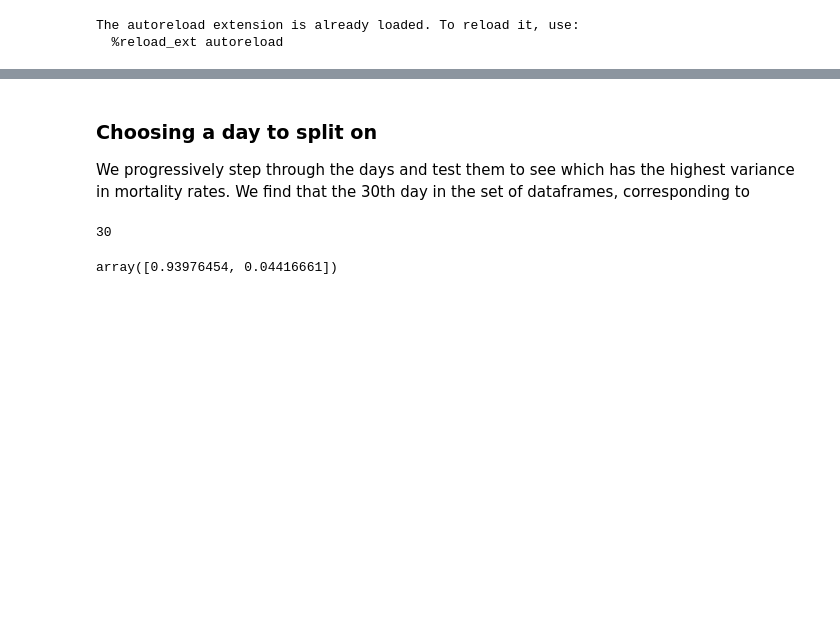
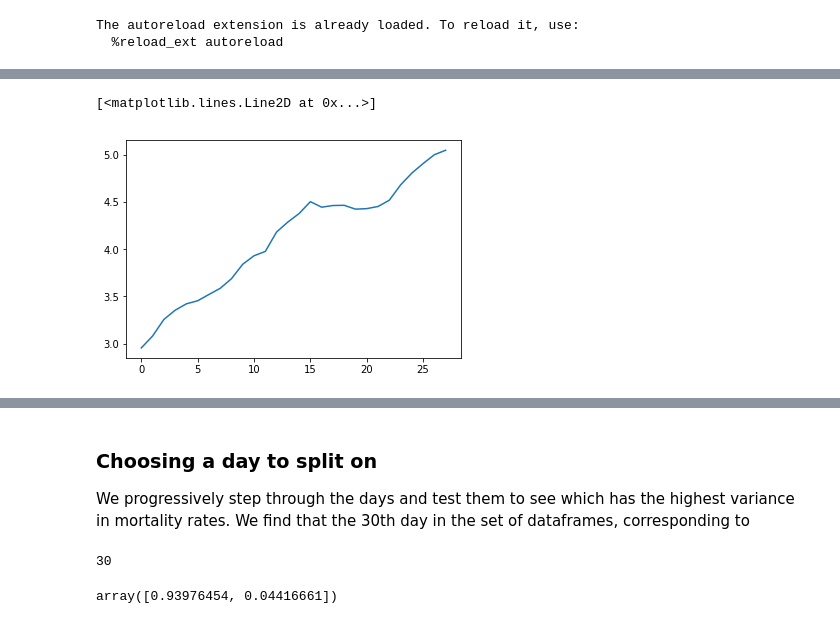
Before and after one commit to AndyFlury13/covid19-final-project, a Jupyter notebook: final_proj/directional_changes.ipynb, the cells around one changed output, grey strips where cells are left out. Cells and saved outputs as stored; diff of their text form; code cells hidden in the pictures; blank space fills up the shorter version.

```diff
--- a/final_proj/directional_changes.ipynb
+++ b/final_proj/directional_changes.ipynb
@@ -46,0 +55,38 @@ See the caveats in the documentation: http://pandas.pydata.org/pandas-docs/stabl
+# %%
+get_trait_ts = lambda terr, trait: [day_cases[day][trait][terr] for day in range(len(day_cases))]
+
+def moving_average(a, n=4, ndim=1) :
+    """
+    From https://stackoverflow.com/questions/14313510/how-to-calculate-moving-average-using-numpy
+    """
+    if ndim == 2:
+        return moving_average_2d(a, n=n)
+    ret = np.cumsum(a, dtype=float)
+    ret[n:] = ret[n:] - ret[:-n]
+    return ret[n - 1:] / n
+
+def moving_average_2d(a, n=7):
+    ret = np.cumsum(a, axis=1, dtype=float)
+    ret[:, n:] = ret[:, n:] - ret[:, :-n]
+    return ret[:, n - 1:] / n
+
+def featurize(dfs, features, n=4, target=30, day_buffer=5):
+    """
+    Given a list of column names, return a design matrix in the form a NumPy array.
+    Note: time-series features are flattened so that we don't have to deal with tensor multiplication :)
+    """
+    num_per = min((target - day_buffer), len(dfs) - n + 1)
+    design_matrix = np.zeros((50, (len(features))*num_per))
+    for i in range(len(features)):
+        for terr in range(50):
+            avged_ts = moving_average(get_trait_ts(terr, features[i]), n=n)
+            avged_ts = avged_ts[:target-day_buffer]
+            design_matrix[terr, num_per*i:num_per*(i+1)] = avged_ts
+    return design_matrix
+
+def get_targets(dfs, feature, day, n=4):
+    return np.array([moving_average(get_trait_ts(terr, feature), n=n)[day-n+1] for terr in range(50)])
+
+def preprocess(dfs, features, n=4, day_buffer=5):
+    design_matrix = featurize(dfs, features, n=n, day_buffer=day_buffer)
+    return design_matrix
@@ -46,0 +128,5 @@ See the caveats in the documentation: http://pandas.pydata.org/pandas-docs/stabl
+# %%
+plt.plot(moving_average(mort_rates[24]))
+# %% [output]
+[<matplotlib.lines.Line2D at 0x...>]
+[figure, added]
```
Also changed, not shown: parts of 14 cells of this notebook, 2 other files.
